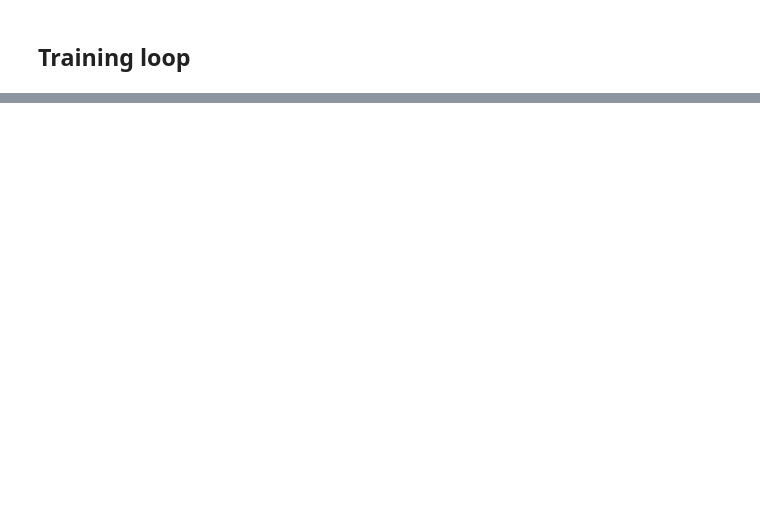
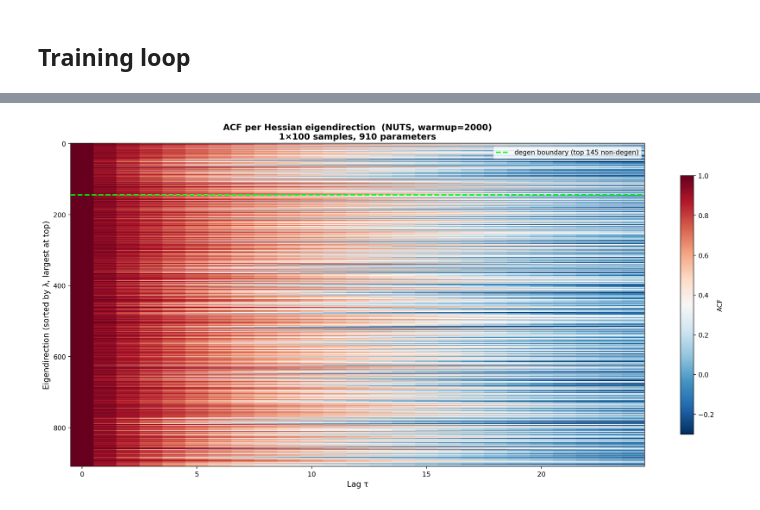
Before and after one commit to RealAshrafAhmed/slt-deep, a Jupyter notebook: projects/markov-chain-learning/experiments/single-chain/notebooks/04_training.ipynb, the cells around one changed output, grey strips where cells are left out. Cells and saved outputs as stored; diff of their text form; code cells hidden in the pictures; blank space fills up the shorter version.

```diff
--- a/projects/markov-chain-learning/experiments/single-chain/notebooks/04_training.ipynb
+++ b/projects/markov-chain-learning/experiments/single-chain/notebooks/04_training.ipynb
@@ -309,0 +690,82 @@ plt.show()
+# %%
+# === Option B: ACF heatmap — scalar ACF per Hessian eigendirection ===
+# Build (n_chains, n_samples, d) tensor from NUTS result, then concat across chains.
+all_samples = (
+    torch.stack([torch.stack(ch.parameters) for ch in result.chains]).cpu().float()
+)  # (n_chains, n_samples, d)
+
+V = eigvecs.cpu().float()  # (d, d)
+concat_samples = all_samples.reshape(-1, all_samples.shape[-1])  # (N_total, d)
+z = concat_samples @ V  # (N_total, d) — samples in eigenbasis
+
+MAX_LAG = min(500, z.shape[0] // 4)
+d = z.shape[1]
+
+# Compute ACF for each eigendirection via FFT
+acf_matrix = torch.zeros(d, MAX_LAG)
+for j in range(d):
+    x = z[:, j]
+    x = x - x.mean()
+    var = x.var()
+    if var < 1e-20:
+        acf_matrix[j, :] = 0.0
+        continue
+    n = x.shape[0]
+    padded = torch.zeros(2 * n)
+    padded[:n] = x
+    ft = torch.fft.rfft(padded)
+    acov = torch.fft.irfft(ft * ft.conj())[:n] / n
+    acf_matrix[j, :MAX_LAG] = acov[:MAX_LAG] / acov[0].clamp(min=1e-20)
+
+# Sort by eigenvalue (largest at top)
+sort_idx = torch.argsort(eigvals.cpu(), descending=True)
+acf_sorted = acf_matrix[sort_idx]
+eigvals_sorted = eigvals.cpu()[sort_idx]
+
+fig, ax = plt.subplots(figsize=(16, 8))
+im = ax.imshow(
+    acf_sorted.numpy(),
+    aspect="auto",
+    cmap="RdBu_r",
+    vmin=-0.3,
+    vmax=1.0,
+    interpolation="nearest",
+    origin="upper",
+)
+ax.set_xlabel("Lag τ", fontsize=12)
+ax.set_ylabel("Eigendirection (sorted by λ, largest at top)", fontsize=12)
+ax.set_title(
+    f"ACF per Hessian eigendirection  (NUTS, warmup={N_WARMUP})\n"
+    f"{N_CHAINS_NUTS}×{N_SAMPLES_NUTS} samples, {d} parameters",
+    fontsize=13,
+    fontweight="bold",
+)
+
+# Mark the degenerate/non-degenerate boundary
+eigval_threshold = eigvals.max().item() * 1e-3
+n_nd = int((eigvals_sorted.abs() > eigval_threshold).sum())
+if 0 < n_nd < d:
+    ax.axhline(
+        n_nd - 0.5,
+        color="lime",
+        linewidth=2,
+        linestyle="--",
+        label=f"degen boundary (top {n_nd} non-degen)",
+    )
+    ax.legend(loc="upper right", fontsize=10)
+
+plt.colorbar(im, ax=ax, shrink=0.8, label="ACF")
+plt.tight_layout()
+plt.show()
+
+# Print summary stats
+acf_at_10 = acf_sorted[:, min(10, MAX_LAG - 1)]
+acf_at_50 = acf_sorted[:, min(50, MAX_LAG - 1)]
+print(
+    f"\nACF at lag 10:  median={acf_at_10.median():.3f},  max={acf_at_10.max():.3f},  min={acf_at_10.min():.3f}"
+)
+print(
+    f"ACF at lag 50:  median={acf_at_50.median():.3f},  max={acf_at_50.max():.3f},  min={acf_at_50.min():.3f}"
+)
+# %% [output]
+[figure, added]
```
Also changed, not shown: parts of 32 cells of this notebook, 40 other files.
